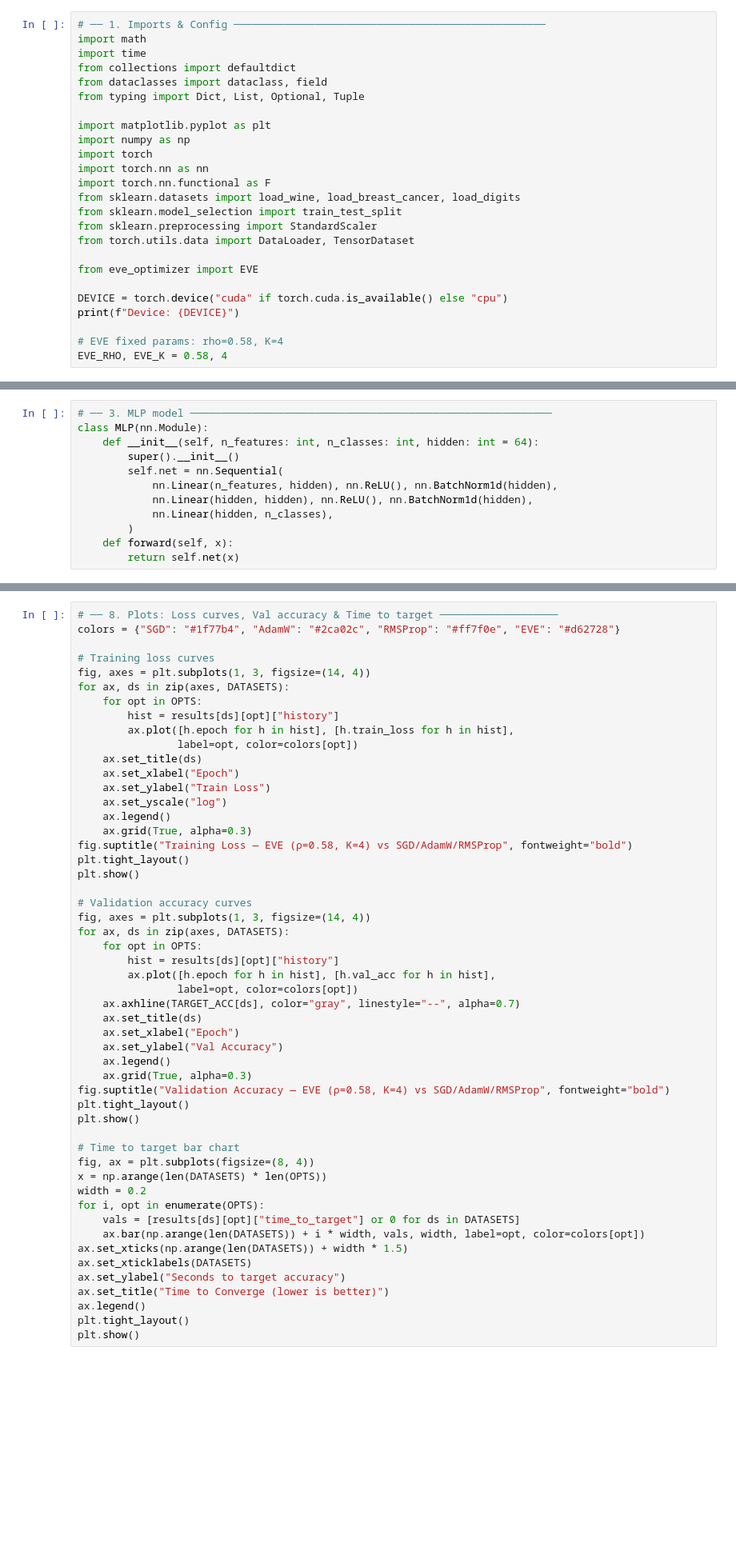
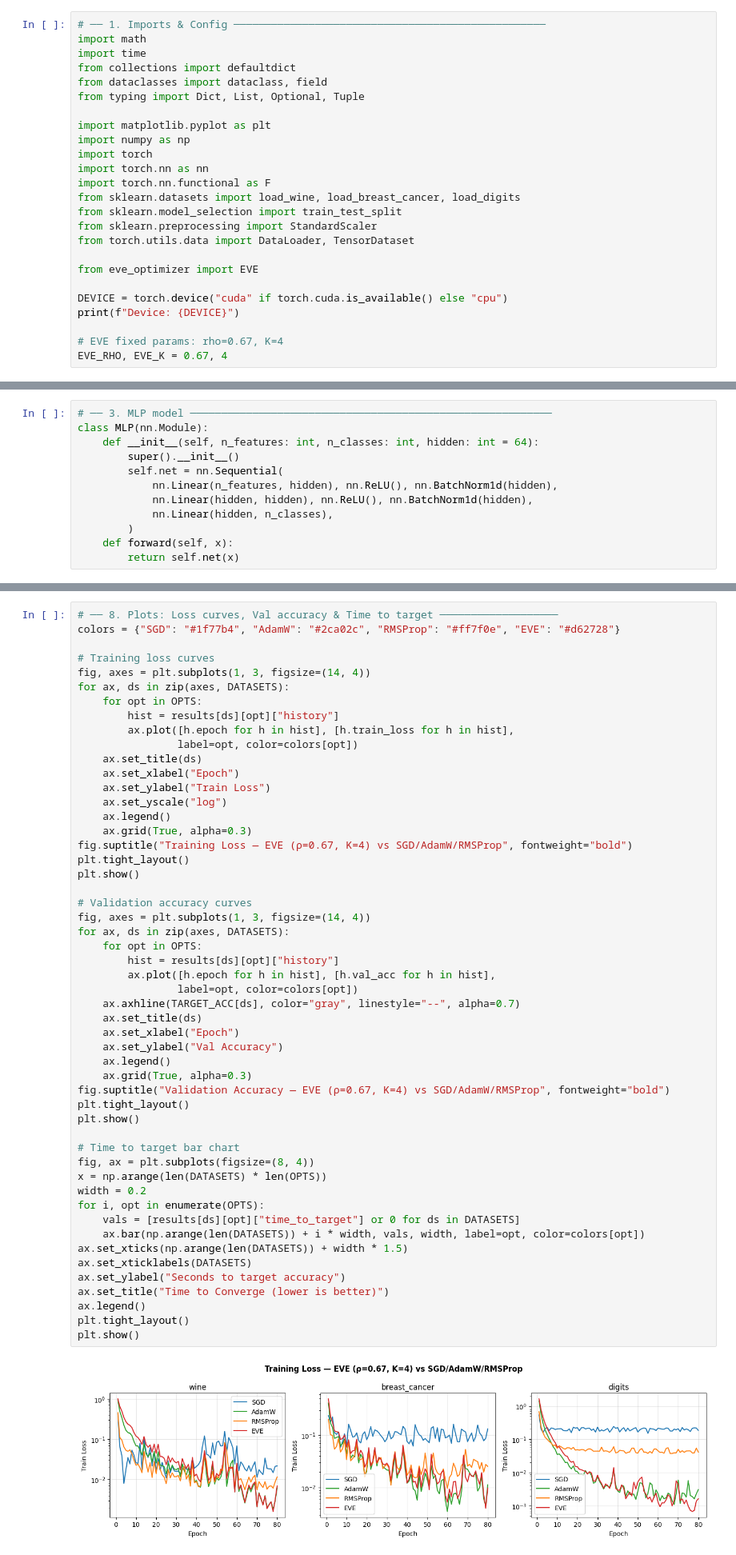
Before and after one commit to SattamAltwaim/EVE, a Jupyter notebook: benchmarks/benchmark_tabular_mlp.ipynb, the cells around one changed output, grey strips where cells are left out. Shown at 80% size. Cells and saved outputs as stored; diff of their text form; blank space fills up the shorter version.

```diff
--- a/benchmarks/benchmark_tabular_mlp.ipynb
+++ b/benchmarks/benchmark_tabular_mlp.ipynb
@@ -53,5 +57,5 @@ from eve_optimizer import EVE
 DEVICE = torch.device("cuda" if torch.cuda.is_available() else "cpu")
 print(f"Device: {DEVICE}")
 
-# EVE fixed params: rho=0.58, K=4
-EVE_RHO, EVE_K = 0.58, 4
+# EVE fixed params: rho=0.67, K=4
+EVE_RHO, EVE_K = 0.67, 4
@@ -257,38 +301,40 @@ for ax, ds in zip(axes, DATASETS):
     ax.set_yscale("log")
     ax.legend()
     ax.grid(True, alpha=0.3)
-fig.suptitle("Training Loss — EVE (ρ=0.58, K=4) vs SGD/AdamW/RMSProp", fontweight="bold")
+fig.suptitle("Training Loss — EVE (ρ=0.67, K=4) vs SGD/AdamW/RMSProp", fontweight="bold")
 plt.tight_layout()
 plt.show()
 
 # Validation accuracy curves
 fig, axes = plt.subplots(1, 3, figsize=(14, 4))
 for ax, ds in zip(axes, DATASETS):
     for opt in OPTS:
         hist = results[ds][opt]["history"]
         ax.plot([h.epoch for h in hist], [h.val_acc for h in hist],
                 label=opt, color=colors[opt])
     ax.axhline(TARGET_ACC[ds], color="gray", linestyle="--", alpha=0.7)
     ax.set_title(ds)
     ax.set_xlabel("Epoch")
     ax.set_ylabel("Val Accuracy")
     ax.legend()
     ax.grid(True, alpha=0.3)
-fig.suptitle("Validation Accuracy — EVE (ρ=0.58, K=4) vs SGD/AdamW/RMSProp", fontweight="bold")
+fig.suptitle("Validation Accuracy — EVE (ρ=0.67, K=4) vs SGD/AdamW/RMSProp", fontweight="bold")
 plt.tight_layout()
 plt.show()
 
 # Time to target bar chart
 fig, ax = plt.subplots(figsize=(8, 4))
 x = np.arange(len(DATASETS) * len(OPTS))
 width = 0.2
 for i, opt in enumerate(OPTS):
     vals = [results[ds][opt]["time_to_target"] or 0 for ds in DATASETS]
     ax.bar(np.arange(len(DATASETS)) + i * width, vals, width, label=opt, color=colors[opt])
 ax.set_xticks(np.arange(len(DATASETS)) + width * 1.5)
 ax.set_xticklabels(DATASETS)
 ax.set_ylabel("Seconds to target accuracy")
 ax.set_title("Time to Converge (lower is better)")
 ax.legend()
 plt.tight_layout()
 plt.show()
+# %% [output]
+[figure, added]
```
Also changed, not shown: parts of 9 cells of this notebook.
